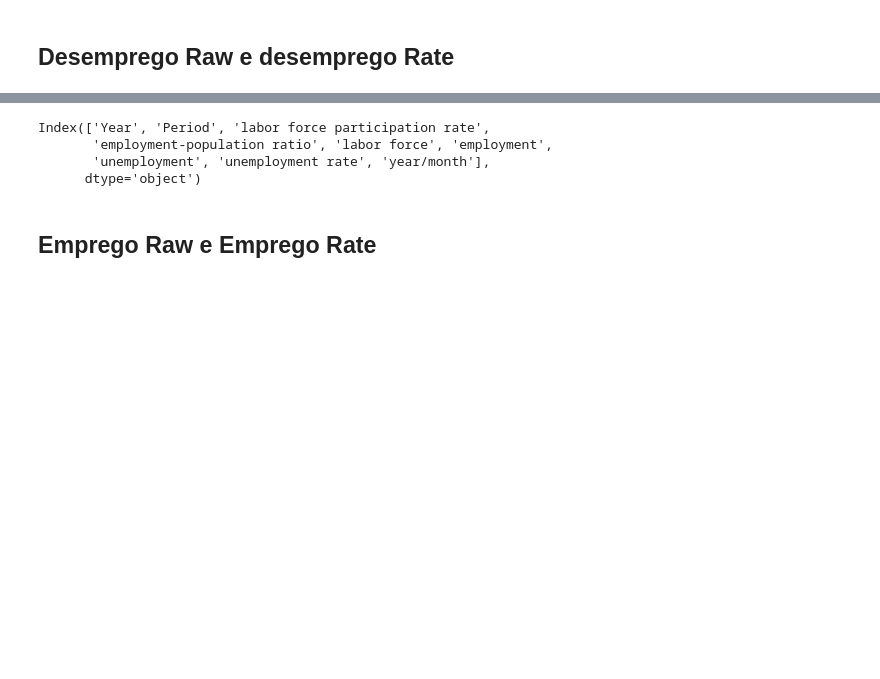
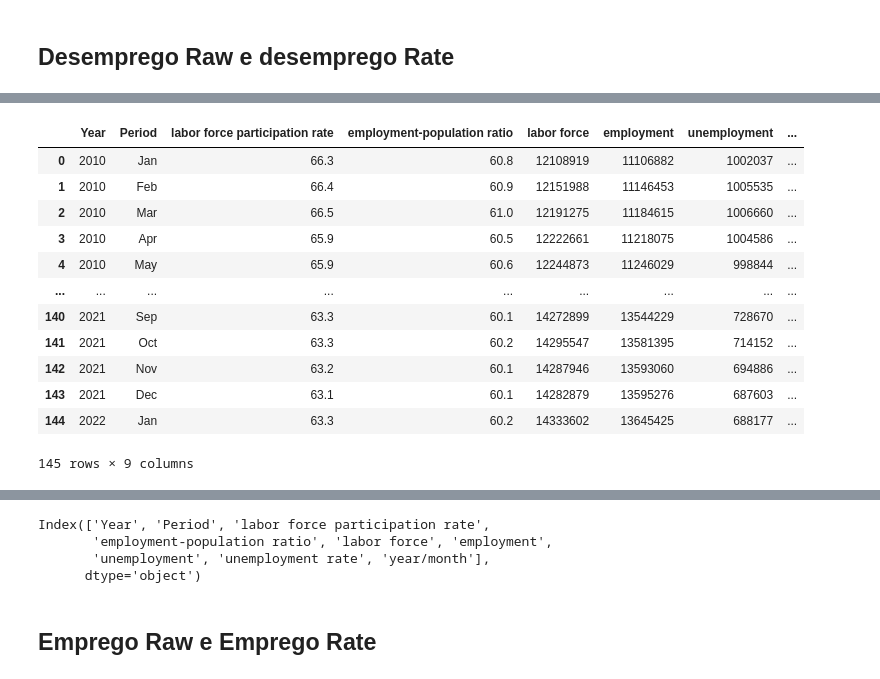
Before and after one commit to fredericojpr/WDL_1, a Jupyter notebook: Unemployment DV.ipynb, the cells around one changed output, grey strips where cells are left out. Saved outputs shown, nothing was run; the diff lists cells and outputs as text; code cells hidden in the pictures; blank space fills up the shorter version.

Commit message:
Update Weekly/Monthly Forecast + Unemployment

```diff
--- a/Unemployment DV.ipynb
+++ b/Unemployment DV.ipynb
@@ -35,3 +47,27 @@ unemployment.head()
+# %%
+unemployment['labor force'] = unemployment['labor force'].str.replace('(R)', '', regex=False)
+unemployment['labor force'] = unemployment['labor force'].str.replace('(P)', '', regex=False)
+unemployment['labor force'] = unemployment['labor force'].str.replace('()', '', regex=False)
+#'unemployment rate'
+unemployment['labor force'] = unemployment['labor force'].astype(int)
+# %%
+unemployment['employment'] = unemployment['employment'].str.replace('(R)', '', regex=False)
+unemployment['employment'] = unemployment['employment'].str.replace('(P)', '', regex=False)
+unemployment['employment'] = unemployment['employment'].str.replace('()', '', regex=False)
+#'unemployment rate'
+unemployment['employment'] = unemployment['employment'].astype(int)
+# %%
+unemployment['unemployment'] = unemployment['unemployment'].str.replace('(R)', '', regex=False)
+unemployment['unemployment'] = unemployment['unemployment'].str.replace('(P)', '', regex=False)
+unemployment['unemployment'] = unemployment['unemployment'].str.replace('()', '', regex=False)
+#'unemployment rate'
+unemployment['unemployment'] = unemployment['unemployment'].astype(int)
+# %%
+unemployment['unemployment rate'] = unemployment['unemployment rate'].str.replace('(R)', '', regex=False)
+unemployment['unemployment rate'] = unemployment['unemployment rate'].str.replace('(P)', '', regex=False)
+unemployment['unemployment rate'] = unemployment['unemployment rate'].str.replace('()', '', regex=False)
+#'unemployment rate'
+unemployment['unemployment rate'] = unemployment['unemployment rate'].astype(float)
 # %% [markdown]
 ## Desemprego Vs Empregabilidade Raw
 # %%
@@ -90,0 +121,16 @@ fig.show()
+# %%
+unemployment
+# %% [output]
+|  | Year | Period | labor force participation rate | employment-population ratio | labor force | employment | unemployment | ... |
+| 0 | 2010 | Jan | 66.3 | 60.8 | 12108919 | 11106882 | 1002037 | ... |
+| 1 | 2010 | Feb | 66.4 | 60.9 | 12151988 | 11146453 | 1005535 | ... |
+| 2 | 2010 | Mar | 66.5 | 61.0 | 12191275 | 11184615 | 1006660 | ... |
+| 3 | 2010 | Apr | 65.9 | 60.5 | 12222661 | 11218075 | 1004586 | ... |
+| 4 | 2010 | May | 65.9 | 60.6 | 12244873 | 11246029 | 998844 | ... |
+| ... | ... | ... | ... | ... | ... | ... | ... | ... |
+| 140 | 2021 | Sep | 63.3 | 60.1 | 14272899 | 13544229 | 728670 | ... |
+| 141 | 2021 | Oct | 63.3 | 60.2 | 14295547 | 13581395 | 714152 | ... |
+| 142 | 2021 | Nov | 63.2 | 60.1 | 14287946 | 13593060 | 694886 | ... |
+| 143 | 2021 | Dec | 63.1 | 60.1 | 14282879 | 13595276 | 687603 | ... |
+| 144 | 2022 | Jan | 63.3 | 60.2 | 14333602 | 13645425 | 688177 | ... |
+145 rows × 9 columns
```
Also changed, not shown: parts of 5 cells of this notebook, 1 other file.
